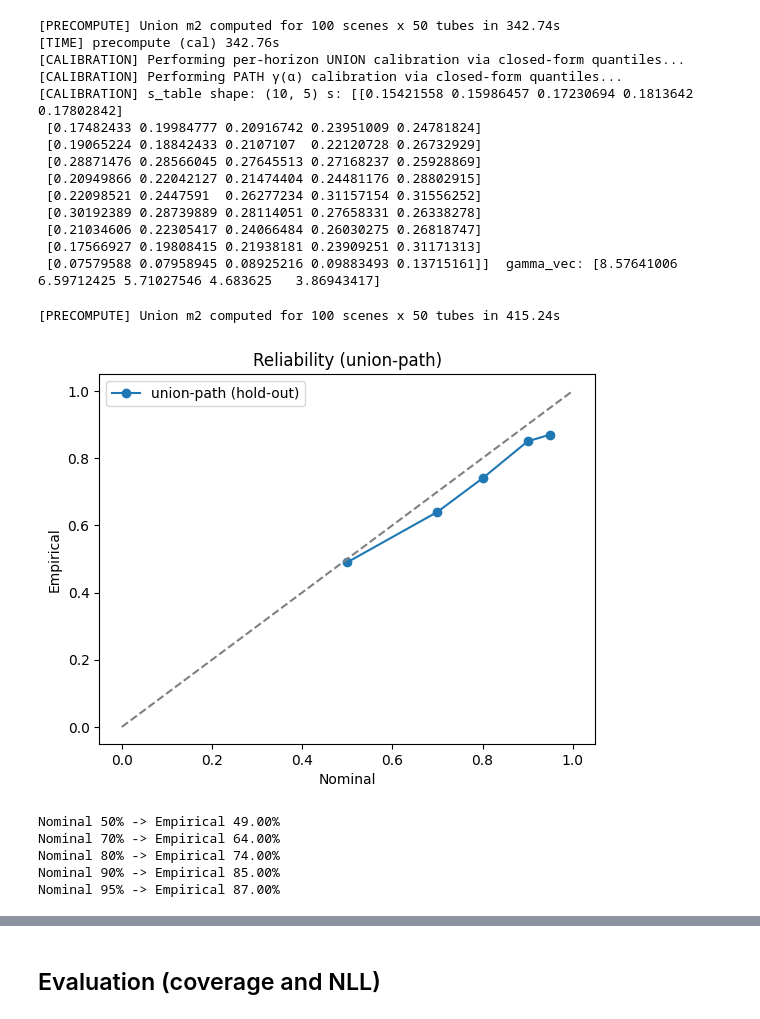
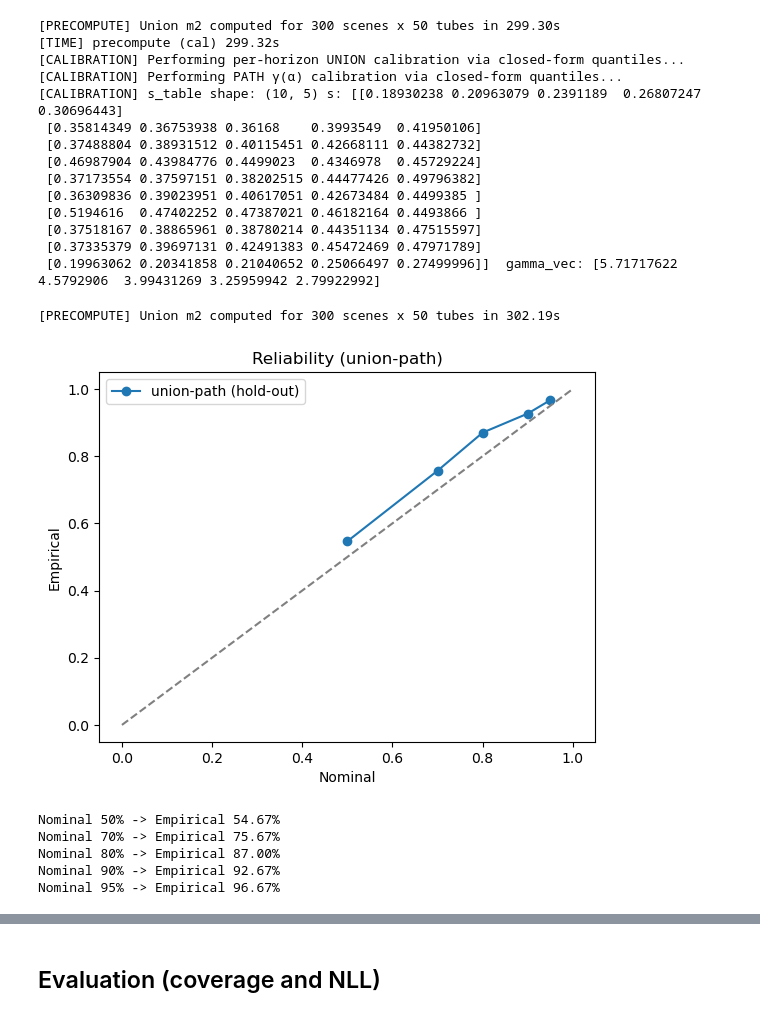
Before and after one commit to jyue487/flow-uncertainty, a Jupyter notebook: FlowUncertainty_v8_zw.ipynb, the cells around one changed output, grey strips where cells are left out. Saved outputs shown, nothing was run; the diff lists cells and outputs as text; code cells hidden in the pictures.

```diff
--- a/FlowUncertainty_v8_zw.ipynb
+++ b/FlowUncertainty_v8_zw.ipynb
@@ -1186,6 +1383,6 @@ print(f"\n[TRAINING COMPLETE] Score net and precision head trained on {X_train_f
 # %%
 # -------- Calibration set (precompute m2) --------
-CAL_SCENES = 100      # reduce if needed for faster turnaround but poorer calibration.
+CAL_SCENES = 300      # reduce if needed for faster turnaround but poorer calibration.
 start = time.time()
 Yp_cal, Yt_cal, m2_cal = precompute_union_m2(head, n_scenes=CAL_SCENES, num_tubes=NUM_TUBES, diversify=True,
                                              diversify_mode="waypoints", batch=2048)
@@ -1206,45 +1403,45 @@ else:
 
 print("[CALIBRATION] s_table shape:", s_table.shape,"s:", s_table," gamma_vec:", gamma_vec)
 # %% [output]
-[PRECOMPUTE] Union m2 computed for 100 scenes x 50 tubes in 342.74s
-[TIME] precompute (cal) 342.76s
+[PRECOMPUTE] Union m2 computed for 300 scenes x 50 tubes in 299.30s
+[TIME] precompute (cal) 299.32s
 [CALIBRATION] Performing per-horizon UNION calibration via closed-form quantiles...
 [CALIBRATION] Performing PATH γ(α) calibration via closed-form quantiles...
-[CALIBRATION] s_table shape: (10, 5) s: [[0.15421558 0.15986457 0.17230694 0.1813642  0.17802842]
- [0.17482433 0.19984777 0.20916742 0.23951009 0.24781824]
- [0.19065224 0.18842433 0.2107107  0.22120728 0.26732929]
- [0.28871476 0.28566045 0.27645513 0.27168237 0.25928869]
- [0.20949866 0.22042127 0.21474404 0.24481176 0.28802915]
- [0.22098521 0.2447591  0.26277234 0.31157154 0.31556252]
- [0.30192389 0.28739889 0.28114051 0.27658331 0.26338278]
- [0.21034606 0.22305417 0.24066484 0.26030275 0.26818747]
- [0.17566927 0.19808415 0.21938181 0.23909251 0.31171313]
- [0.07579588 0.07958945 0.08925216 0.09883493 0.13715161]]  gamma_vec: [8.57641006 6.59712425 5.71027546 4.683625   3.86943417]
+[CALIBRATION] s_table shape: (10, 5) s: [[0.18930238 0.20963079 0.2391189  0.26807247 0.30696443]
+ [0.35814349 0.36753938 0.36168    0.3993549  0.41950106]
+ [0.37488804 0.38931512 0.40115451 0.42668111 0.44382732]
+ [0.46987904 0.43984776 0.4499023  0.4346978  0.45729224]
+ [0.37173554 0.37597151 0.38202515 0.44477426 0.49796382]
+ [0.36309836 0.39023951 0.40617051 0.42673484 0.4499385 ]
+ [0.5194616  0.47402252 0.47387021 0.46182164 0.4493866 ]
+ [0.37518167 0.38865961 0.38780214 0.44351134 0.47515597]
+ [0.37335379 0.39697131 0.42491383 0.45472469 0.47971789]
+ [0.19963062 0.20341858 0.21040652 0.25066497 0.27499996]]  gamma_vec: [5.71717622 4.5792906  3.99431269 3.25959942 2.79922992]
 # %%
 # -------- Hold-out evaluation (recommended) --------
-EVAL_SCENES = 100
+EVAL_SCENES = 300
 Yp_eval, Yt_eval, m2_eval = precompute_union_m2(head, n_scenes=EVAL_SCENES, num_tubes=NUM_TUBES, diversify=True,
                                                 diversify_mode="waypoints", batch=2048)
 
 alphas_test = [0.50, 0.70, 0.80, 0.90, 0.95]
 cov_emp = []
 for a in alphas_test:
     cov = evaluate_union_path_from_m2(m2_eval, s_table, gamma_vec, alpha=a)
     cov_emp.append(cov)
 plt.figure()
 plt.plot(alphas_test, cov_emp, marker='o', label='union-path (hold-out)')
 plt.plot([0,1],[0,1], linestyle='--', color='gray')
 plt.xlabel("Nominal"); plt.ylabel("Empirical"); plt.title("Reliability (union-path)"); plt.legend(); plt.show()
 for a,c in zip(alphas_test, cov_emp):
     print(f"Nominal {int(100*a)}% -> Empirical {100*c:.2f}%")
 # %% [output]
-[PRECOMPUTE] Union m2 computed for 100 scenes x 50 tubes in 415.24s
+[PRECOMPUTE] Union m2 computed for 300 scenes x 50 tubes in 302.19s
-[figure, old version]
+[figure, new version]
-Nominal 50% -> Empirical 49.00%
-Nominal 70% -> Empirical 64.00%
-Nominal 80% -> Empirical 74.00%
-Nominal 90% -> Empirical 85.00%
-Nominal 95% -> Empirical 87.00%
+Nominal 50% -> Empirical 54.67%
+Nominal 70% -> Empirical 75.67%
+Nominal 80% -> Empirical 87.00%
+Nominal 90% -> Empirical 92.67%
+Nominal 95% -> Empirical 96.67%
 # %%
 # -------- Visualization on a few scenes --------
 alp = 0.80
```
Also changed, not shown: parts of 13 cells of this notebook, 3 other files.
